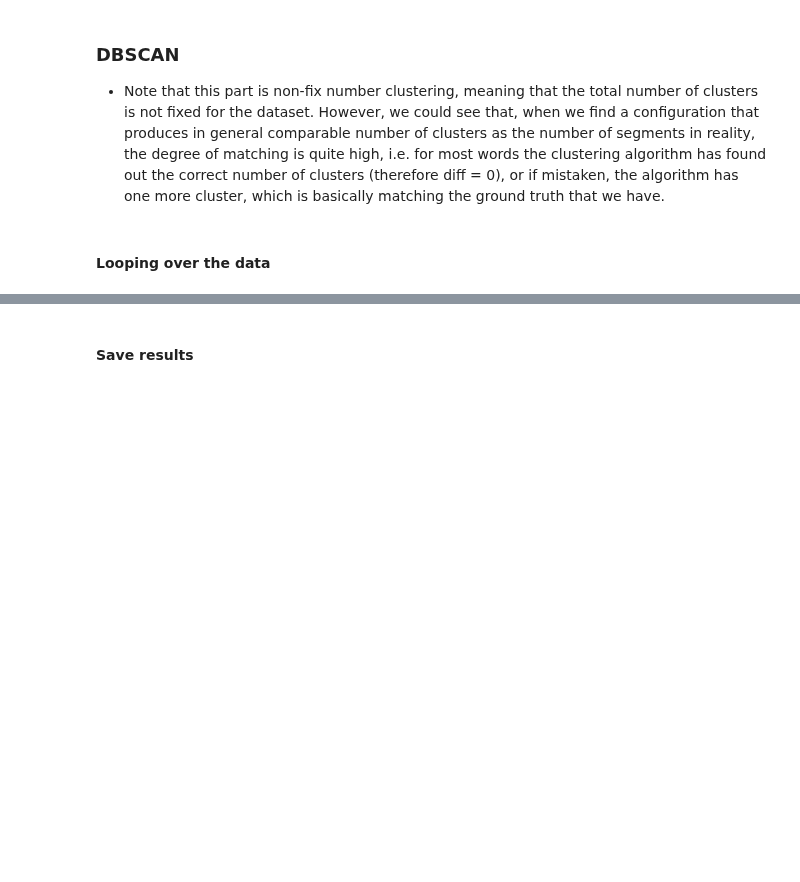
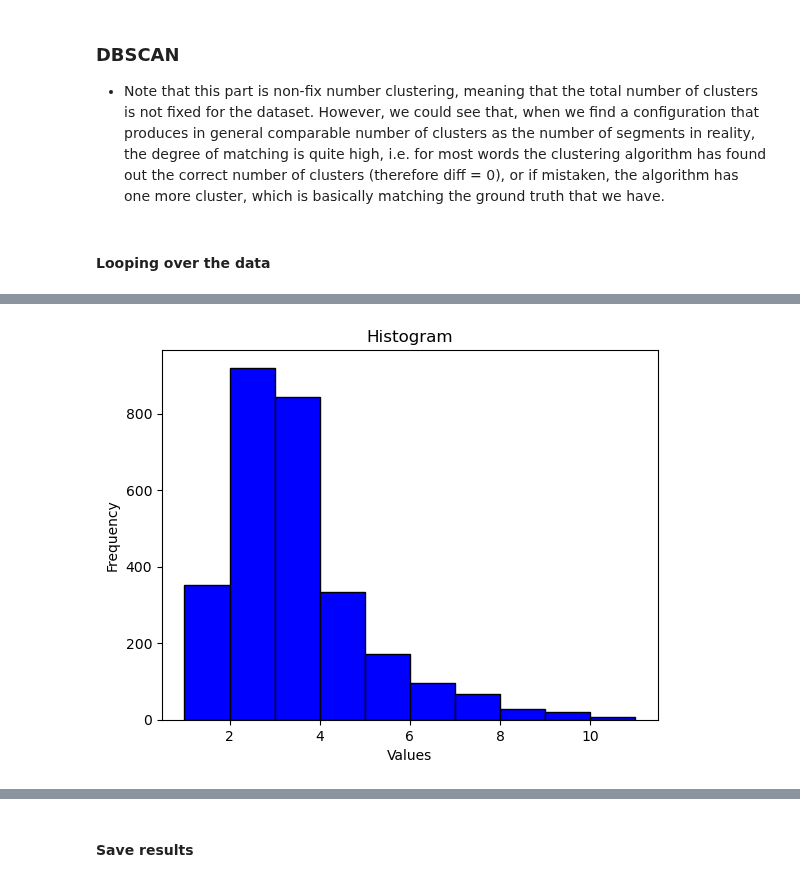
Before and after one commit to Frankalexej/wavln, a Jupyter notebook: SL_D_E_STAT.ipynb, the cells around one changed output, grey strips where cells are left out. Saved outputs shown, nothing was run; the diff lists cells and outputs as text; code cells hidden in the pictures; blank space fills up the shorter version.

```diff
--- a/SL_D_E_STAT.ipynb
+++ b/SL_D_E_STAT.ipynb
@@ -127,0 +135,13 @@ plt.show()
+# %%
+# Create a histogram
+plt.hist(df['Segments'].tolist(), bins=10, color='blue', edgecolor='black')
+
+# Customize the plot (optional)
+plt.title('Histogram')
+plt.xlabel('Values')
+plt.ylabel('Frequency')
+
+# Display the histogram
+plt.show()
+# %% [output]
+[figure, added]
```
Also changed, not shown: parts of 15 cells of this notebook, 17 other files.
